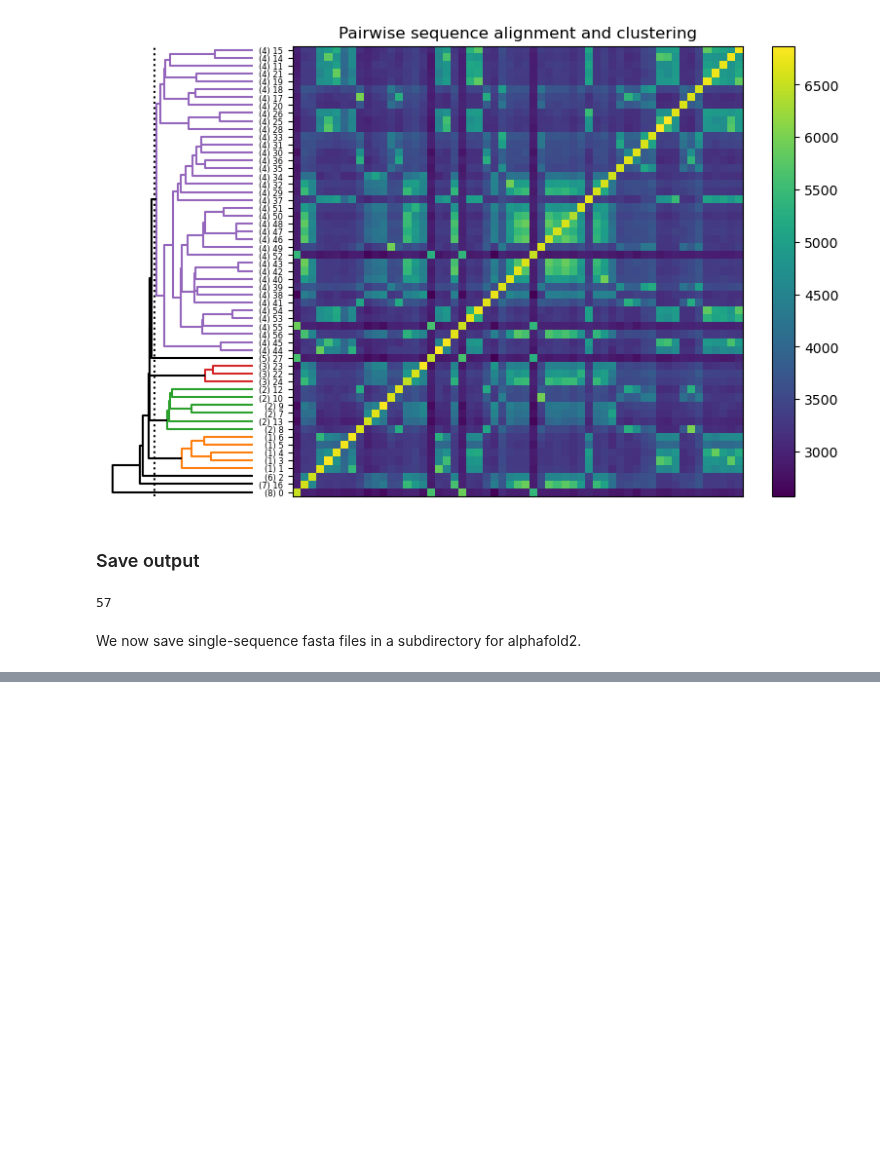
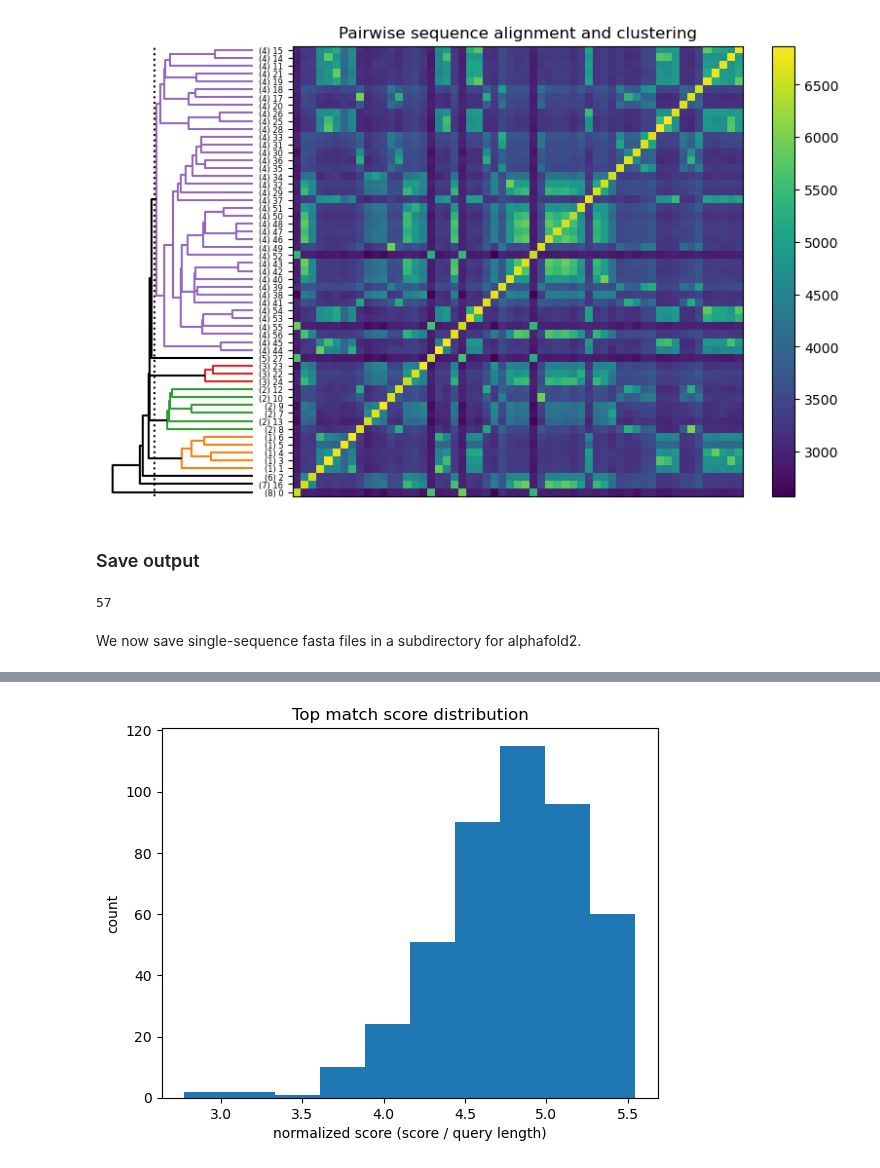
Before and after one commit to AddisonHowe/soil-metagenomics, a Jupyter notebook: notebooks/nb_aaseq_explore_K00370.ipynb, the cells around one changed output, grey strips where cells are left out. Drawn from its saved outputs; the diff is of its cells as text; code cells hidden in the pictures; blank space fills up the shorter version.

Commit message:
mapped incomplete sequences to nearest complete seq (blastp)

```diff
--- a/notebooks/nb_aaseq_explore_K00370.ipynb
+++ b/notebooks/nb_aaseq_explore_K00370.ipynb
@@ -518,0 +545,13 @@ for i, record in enumerate(records):
+# %%
+aligner = PairwiseAligner(scoring="blastp", mode="local")
+print(aligner)
+
+scores = np.zeros([nqueries, ntargets])
+for target_idx in tqdm.trange(ntargets, desc="target sequence"):
+    target_seq = target_seqs[target_idx]
+    for query_idx in range(nqueries):
+        query_seq = query_seqs[query_idx]
+        score = aligner.score(query_seq, target_seq)
+        scores[query_idx, target_idx] = score
+
+np.save(f"{OUTDIR}/incomplete_vs_complete_alignment_scores.npy", scores)
@@ -518,0 +574,23 @@ for i, record in enumerate(records):
+# %%
+# Normalize scores by query length
+scores_normalized = scores / query_df.length.values[:,None]
+# %%
+best_match_idxs = np.argmax(scores, axis=1)
+best_match_orfs = target_orfs[best_match_idxs]
+best_match_scores = np.zeros(nqueries)
+with open(f"{OUTDIR}/incomplete_to_complete_seq_mapping.tsv", "w") as f:
+    f.write("query (incomplete)\ttarget (complete)\tscore\n", )
+    for i in range(nqueries):
+        q_orf = query_orfs[i]
+        t_orf = best_match_orfs[i]
+        score = scores_normalized[i,best_match_idxs[i]]
+        best_match_scores[i] = score
+        f.write(f"{q_orf}\t{t_orf}\t{score}\n")
+# %%
+fig, ax = plt.subplots(1, 1)
+ax.hist(best_match_scores)
+ax.set_xlabel(f"normalized score (score / query length)")
+ax.set_ylabel(f"count")
+ax.set_title(f"Top match score distribution");
+# %% [output]
+[figure, added]
```
Also changed, not shown: parts of 4 cells of this notebook, 6 other files.
